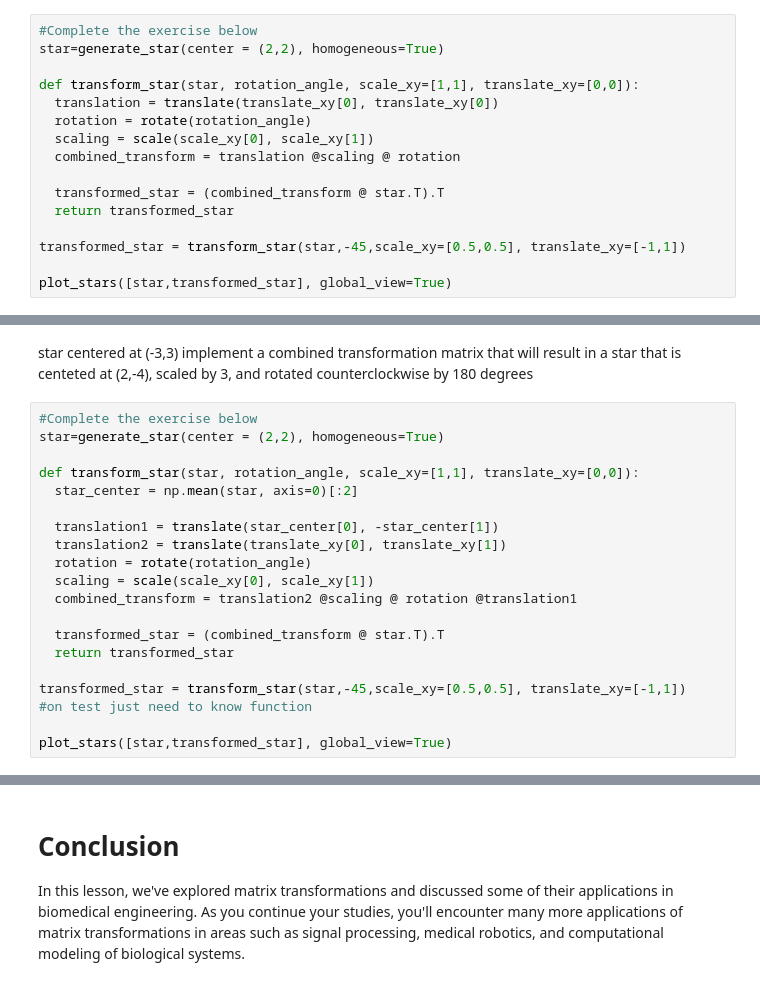
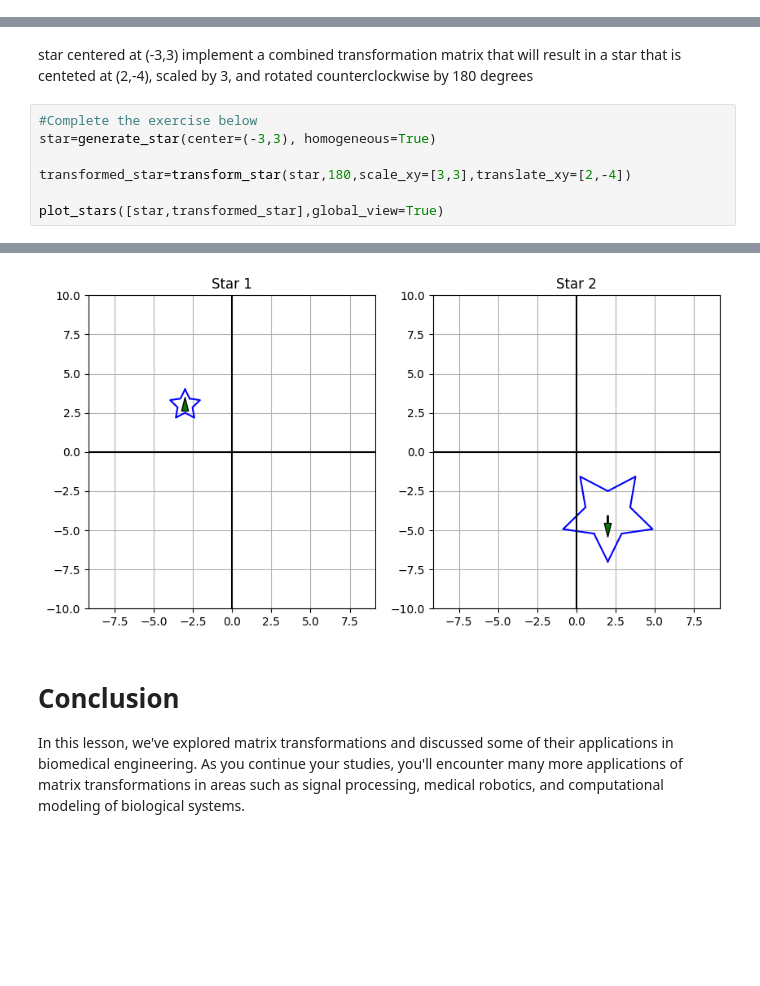
Before and after one commit to kaseywagner/BME3053C-Spring-2025, a Jupyter notebook: lessons-solved/06_Matrix_Transformations_03_07_2025.ipynb, the cells around one changed output, grey strips where cells are left out. Drawn from its saved outputs; the diff is of its cells as text; blank space fills up the shorter version.

```diff
--- a/lessons-solved/06_Matrix_Transformations_03_07_2025.ipynb
+++ b/lessons-solved/06_Matrix_Transformations_03_07_2025.ipynb
@@ -575,16 +578,0 @@ plot_stars([star,transformed_star], global_view=True)
-# %%
-#Complete the exercise below
-star=generate_star(center = (2,2), homogeneous=True)
-
-def transform_star(star, rotation_angle, scale_xy=[1,1], translate_xy=[0,0]):
-  translation = translate(translate_xy[0], translate_xy[0])
-  rotation = rotate(rotation_angle)
-  scaling = scale(scale_xy[0], scale_xy[1])
-  combined_transform = translation @scaling @ rotation
-
-  transformed_star = (combined_transform @ star.T).T
-  return transformed_star
-
-transformed_star = transform_star(star,-45,scale_xy=[0.5,0.5], translate_xy=[-1,1])
-
-plot_stars([star,transformed_star], global_view=True)
@@ -595,23 +579,11 @@ WARNING:matplotlib.axes._base:Ignoring fixed x limits to fulfill fixed data aspe
 # %% [markdown]
 star centered at (-3,3)
 implement a combined transformation matrix that will result in a star that is centeted at (2,-4), scaled by 3, and rotated counterclockwise by 180 degrees
-# %%
-#Complete the exercise below
-star=generate_star(center = (2,2), homogeneous=True)
-
-def transform_star(star, rotation_angle, scale_xy=[1,1], translate_xy=[0,0]):
-  star_center = np.mean(star, axis=0)[:2]
-
-  translation1 = translate(star_center[0], -star_center[1])
-  translation2 = translate(translate_xy[0], translate_xy[1])
-  rotation = rotate(rotation_angle)
-  scaling = scale(scale_xy[0], scale_xy[1])
-  combined_transform = translation2 @scaling @ rotation @translation1
-
-  transformed_star = (combined_transform @ star.T).T
-  return transformed_star
-
-transformed_star = transform_star(star,-45,scale_xy=[0.5,0.5], translate_xy=[-1,1])
-#on test just need to know function
-
-plot_stars([star,transformed_star], global_view=True)
+# %%
+#Complete the exercise below
+star=generate_star(center=(-3,3), homogeneous=True)
+
+transformed_star=transform_star(star,180,scale_xy=[3,3],translate_xy=[2,-4])
+
+plot_stars([star,transformed_star],global_view=True)
+# %% [output]
@@ -618,3 +592,4 @@ plot_stars([star,transformed_star], global_view=True)
+[figure, added]
 # %% [markdown]
 # Conclusion
 
```
Also changed, not shown: parts of 5 cells of this notebook.
